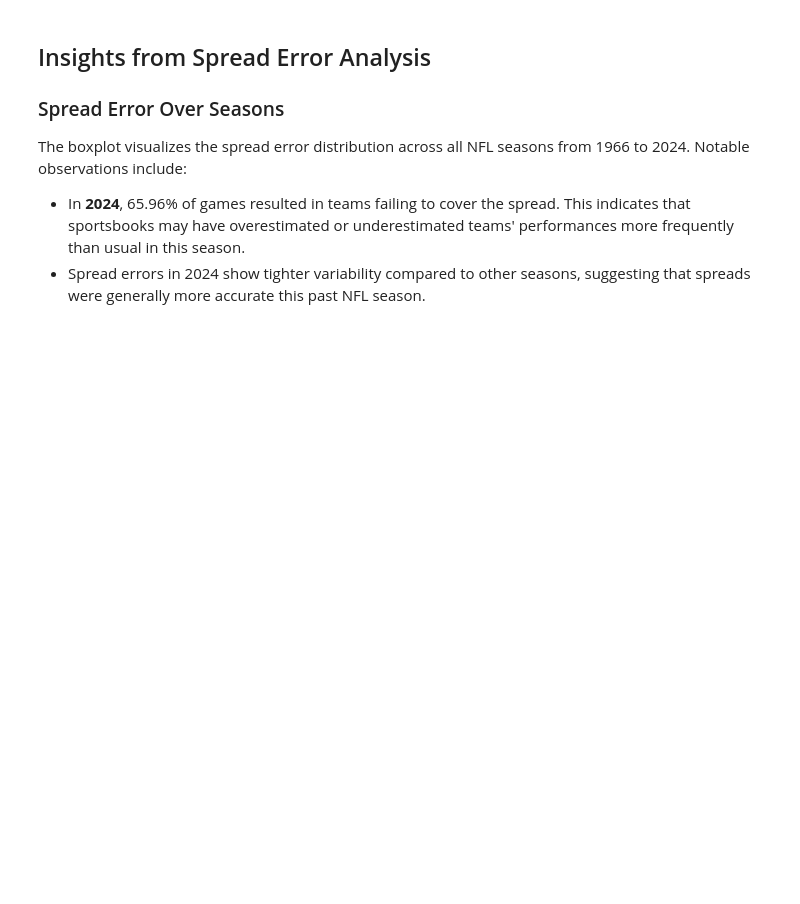
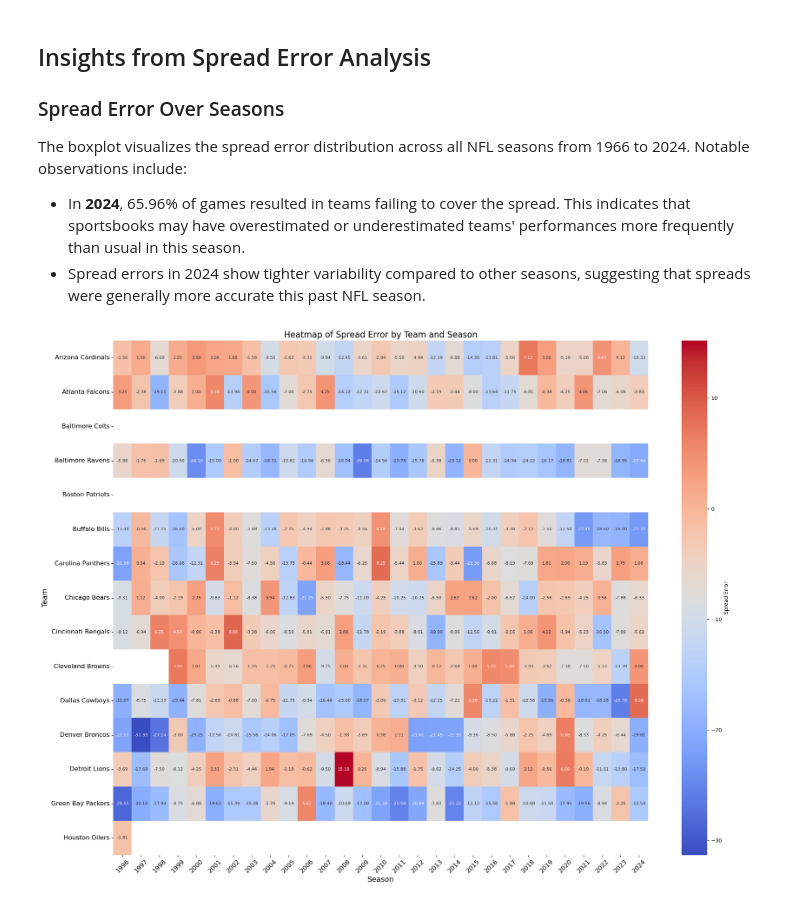
Before and after one commit to OrlandoBrandon/orlandobrandon.github.io, a Jupyter notebook: Project 1/sports_betting_data.ipynb, the cells around one changed output. Cells and saved outputs as stored; diff of their text form; code cells hidden in the pictures; blank space fills up the shorter version.

```diff
--- a/Project 1/sports_betting_data.ipynb
+++ b/Project 1/sports_betting_data.ipynb
@@ -196,3 +193,22 @@ Largest IQR value: 27.0
 The boxplot visualizes the spread error distribution across all NFL seasons from 1966 to 2024. Notable observations include:
 - In **2024**, 65.96% of games resulted in teams failing to cover the spread. This indicates that sportsbooks may have overestimated or underestimated teams' performances more frequently than usual in this season.
 - Spread errors in 2024 show tighter variability compared to other seasons, suggesting that spreads were generally more accurate this past NFL season.
+# %%
+plt.figure(figsize=(20, 15))  # Adjust figure size
+sns.heatmap(
+    heatmap_data.iloc[:15, 30:],  # Subset of teams and seasons
+    annot=True,
+    fmt=".2f",
+    cmap="coolwarm",
+    cbar_kws={'label': 'Spread Error'},
+    annot_kws={"size": 8}  # Adjust annotation font size
+)
+plt.title("Heatmap of Spread Error by Team and Season", fontsize=16)
+plt.xlabel("Season", fontsize=14)
+plt.ylabel("Team", fontsize=14)
+plt.xticks(fontsize=12, rotation=45)
+plt.yticks(fontsize=12)
+plt.tight_layout()
+plt.show()
+# %% [output]
+[figure, added]
```
Also changed, not shown: parts of 35 cells of this notebook, 11 other files.
